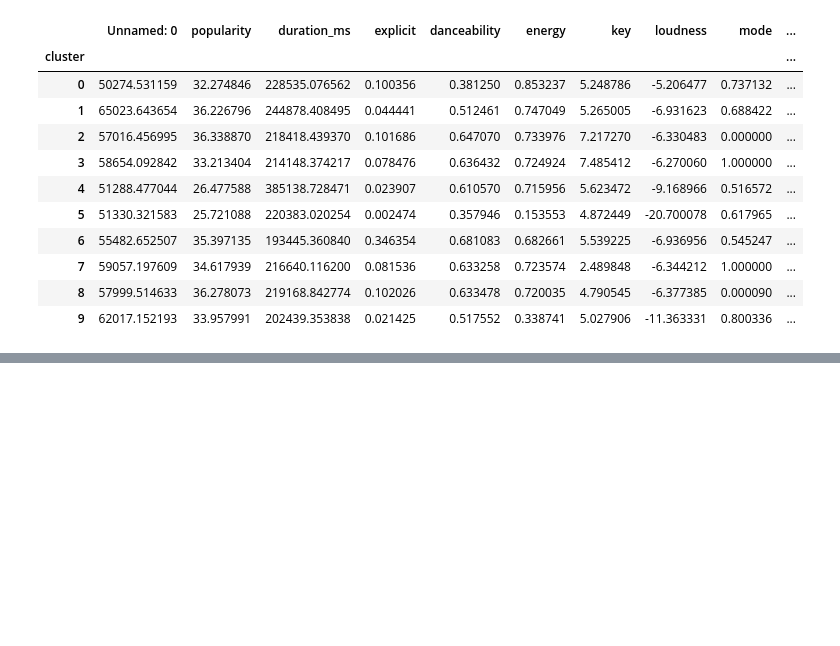
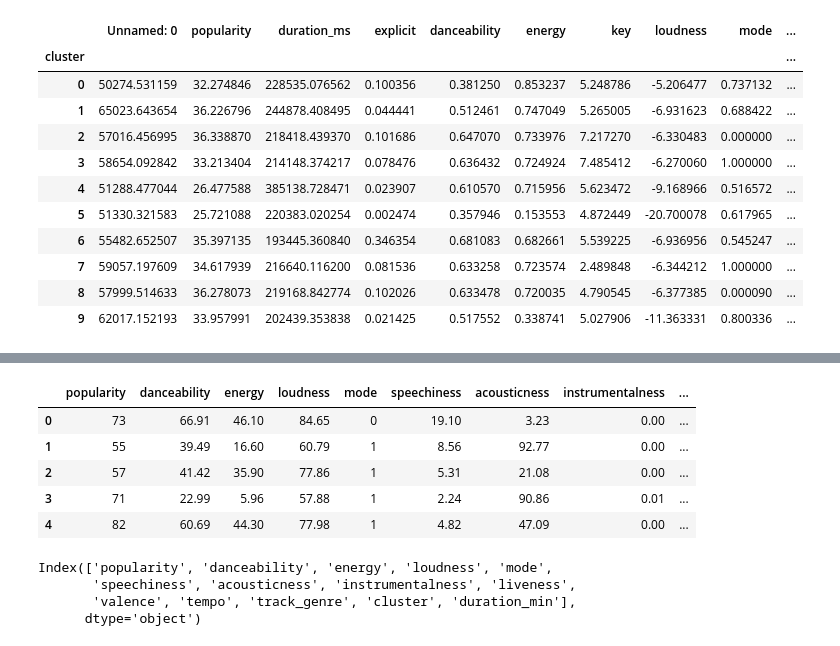
Before and after one commit to petedanielsmith/spotify-recommendation-system, a Jupyter notebook: jupyter_notebooks/02_clustering.ipynb, the cells around one changed output, grey strips where cells are left out. Cells and saved outputs as stored; diff of their text form; code cells hidden in the pictures; blank space fills up the shorter version.

Commit message:
Add insight extraction preprocessing. Save MinMax scaler.

```diff
--- a/jupyter_notebooks/02_clustering.ipynb
+++ b/jupyter_notebooks/02_clustering.ipynb
@@ -408,0 +418,4 @@ df.to_csv(Path.cwd().parent/'data/labelled/clusters_k10_labels.csv', index=True)
+# %%
+# load the labelled dataset
+df = pd.read_csv(Path.cwd().parent/'data/labelled/clusters_k10_labels.csv', index_col=0)
+df.head()
@@ -408,0 +444,32 @@ df.to_csv(Path.cwd().parent/'data/labelled/clusters_k10_labels.csv', index=True)
+# %%
+# drop unnecessary columns
+df.drop(columns=['Unnamed: 0', 'track_id', 'artists', 'album_name', 'track_name', 'explicit', 'key', 'time_signature'], inplace=True)
+# %%
+# convert to minutes
+df["duration_min"] = df["duration_ms"] / 60000
+df.drop(columns=['duration_ms'], inplace=True)
+# %%
+# MinMax scaling
+
+# select columns to normalize
+norm_cols = [
+    "danceability",
+    "energy",
+    "loudness",
+    "speechiness",
+    "acousticness",
+    "instrumentalness",
+    "liveness",
+    "valence",
+    "tempo"
+]
+
+# initialize scaler
+scaler = MinMaxScaler()
+
+# create normalised dataframe
+df_norm = df.copy()
+df_norm[norm_cols] = scaler.fit_transform(df[norm_cols])
+
+# convert to percentages for understandability
+df_norm[norm_cols] = round(df_norm[norm_cols] * 100, 2)
@@ -408,0 +479,16 @@ df.to_csv(Path.cwd().parent/'data/labelled/clusters_k10_labels.csv', index=True)
+# %%
+df_norm.head()
+# %% [output]
+|  | popularity | danceability | energy | loudness | mode | speechiness | acousticness | instrumentalness | ... |
+| 0 | 73 | 66.91 | 46.10 | 84.65 | 0 | 19.10 | 3.23 | 0.00 | ... |
+| 1 | 55 | 39.49 | 16.60 | 60.79 | 1 | 8.56 | 92.77 | 0.00 | ... |
+| 2 | 57 | 41.42 | 35.90 | 77.86 | 1 | 5.31 | 21.08 | 0.00 | ... |
+| 3 | 71 | 22.99 | 5.96 | 57.88 | 1 | 2.24 | 90.86 | 0.01 | ... |
+| 4 | 82 | 60.69 | 44.30 | 77.98 | 1 | 4.82 | 47.09 | 0.00 | ... |
+# %%
+df.columns
+# %% [output]
+Index(['popularity', 'danceability', 'energy', 'loudness', 'mode',
+       'speechiness', 'acousticness', 'instrumentalness', 'liveness',
+       'valence', 'tempo', 'track_genre', 'cluster', 'duration_min'],
+      dtype='object')
```
Also changed, not shown: parts of 9 cells of this notebook, 1 other file.
